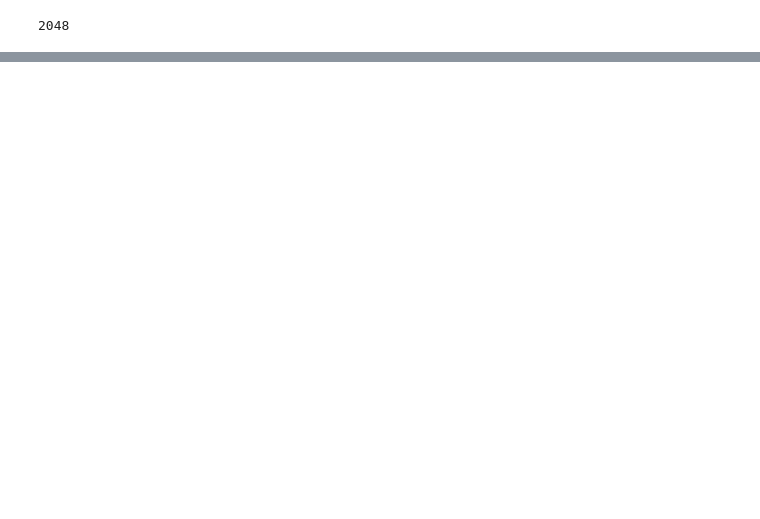
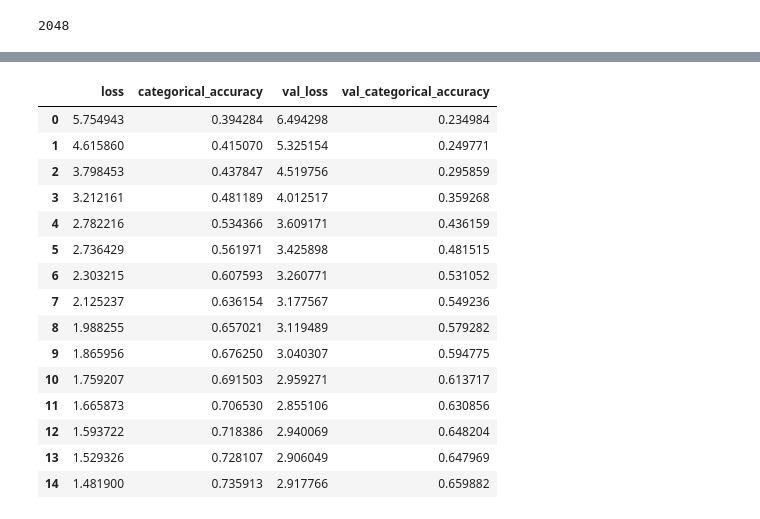
Before and after one commit to laurelwoods0102/tensorflow-page-fault-prediction, a Jupyter notebook: SEG_Wavenet/SEG_Wavenet.ipynb, the cells around one changed output, grey strips where cells are left out. Saved outputs shown, nothing was run; the diff lists cells and outputs as text; code cells hidden in the pictures; blank space fills up the shorter version.

Commit message:
SEG Wavenet finished

```diff
--- a/SEG_Wavenet/SEG_Wavenet.ipynb
+++ b/SEG_Wavenet/SEG_Wavenet.ipynb
@@ -60,5 +61,5 @@ train_data = tf.data.Dataset.zip((x_train, y_train))#.prefetch(1)
 # %%
-val_set = np.genfromtxt("data/{}_val_set.csv".format(dataset_name), delimiter="\n", dtype=np.int64)[:5000]  ##############
+val_set = np.genfromtxt("data/{}_val_set.csv".format(dataset_name), delimiter="\n", dtype=np.int64)
 # %%
 x_val = tf.data.Dataset.from_tensor_slices(val_set[:-1]).window(param_list["RECEPTIVE_FIELD"], 1, 1, True)
 x_val = x_val.flat_map(lambda x: x.batch(param_list["RECEPTIVE_FIELD"]))
@@ -222,7 +223,8 @@ class WaveNet(keras.Model):
         self.dilation_channels = dilation_channels
         self.residual_channels = residual_channels
         self.skip_channels = skip_channels
-        self.out_channels = out_channels        # out_channels == quantization_channels     # Same as vocab_size in encoder-decoder
+        # quantization_channels == out_channels
+        self.out_channels = out_channels             # Same as vocab_size in encoder-decoder
         self.use_biases = use_biases
 
         # Scalar Input receptive field
@@ -248,7 +250,7 @@ class WaveNet(keras.Model):
             self.residual_blocks.append(
                 ResidualBlock(
                     layer_index=i,
-                    dilation=self.dilations[0],
+                    dilation=dilation,
                     filter_width=self.filter_width,
                     dilation_channels=self.dilation_channels,
                     residual_channels=self.residual_channels,
@@ -278,15 +280,16 @@ class WaveNet(keras.Model):
         #out = tf.reshape(output, [self.batch_size, -1, self.out_channels])
         #output = sample_from_discretized_mix_logistic(out)             # Generative
 
-        output = tf.cast(tf.nn.softmax(tf.cast(output, tf.float64)), tf.float32)
+        #if not training:
+        #    output = tf.nn.softmax(tf.cast(output, tf.float64))
 
         return output
 
     def train_step(self, data):
         x, y = data
         y = tf.one_hot(y, self.out_channels, axis=-1)
+        #y = tf.expand_dims(tf.sparse.to_dense(y), axis=1)      # y from onehot dataset
 
-        #y = tf.expand_dims(tf.sparse.to_dense(y), axis=1)      # y from onehot dataset
         with tf.GradientTape() as tape:
             y_pred = self(x, training=True)
             loss = self.compiled_loss(y, y_pred)
@@ -321,8 +324,8 @@ wavenet = WaveNet(
     out_channels=param_list["OUT_CHANNELS"]
     )
 # %%
-wavenet.compile(keras.optimizers.Nadam(), loss=keras.losses.CategoricalCrossentropy(from_logits=True))
+wavenet.compile(keras.optimizers.Nadam(), loss=keras.losses.CategoricalCrossentropy(from_logits=True), metrics=[keras.metrics.CategoricalAccuracy()])
 # %%
-wavenet.fit(train_data, epochs=10000, validation_data=val_data,
-    callbacks=[keras.callbacks.EarlyStopping(monitor="val_loss", patience=5)])
+history = wavenet.fit(train_data, epochs=10000, validation_data=val_data,
+    callbacks=[keras.callbacks.EarlyStopping(monitor="val_loss", patience=3, restore_best_weights=True)])
 # %% [output]
@@ -343,0 +359,20 @@ INFO:tensorflow:Assets written to: version/20201205-021006\assets
+# %%
+train_history = pd.DataFrame.from_dict(history.history)
+train_history
+# %% [output]
+|  | loss | categorical_accuracy | val_loss | val_categorical_accuracy |
+| 0 | 5.754943 | 0.394284 | 6.494298 | 0.234984 |
+| 1 | 4.615860 | 0.415070 | 5.325154 | 0.249771 |
+| 2 | 3.798453 | 0.437847 | 4.519756 | 0.295859 |
+| 3 | 3.212161 | 0.481189 | 4.012517 | 0.359268 |
+| 4 | 2.782216 | 0.534366 | 3.609171 | 0.436159 |
+| 5 | 2.736429 | 0.561971 | 3.425898 | 0.481515 |
+| 6 | 2.303215 | 0.607593 | 3.260771 | 0.531052 |
+| 7 | 2.125237 | 0.636154 | 3.177567 | 0.549236 |
+| 8 | 1.988255 | 0.657021 | 3.119489 | 0.579282 |
+| 9 | 1.865956 | 0.676250 | 3.040307 | 0.594775 |
+| 10 | 1.759207 | 0.691503 | 2.959271 | 0.613717 |
+| 11 | 1.665873 | 0.706530 | 2.855106 | 0.630856 |
+| 12 | 1.593722 | 0.718386 | 2.940069 | 0.648204 |
+| 13 | 1.529326 | 0.728107 | 2.906049 | 0.647969 |
+| 14 | 1.481900 | 0.735913 | 2.917766 | 0.659882 |
```
Also changed, not shown: parts of 9 cells of this notebook, 5 other files.
